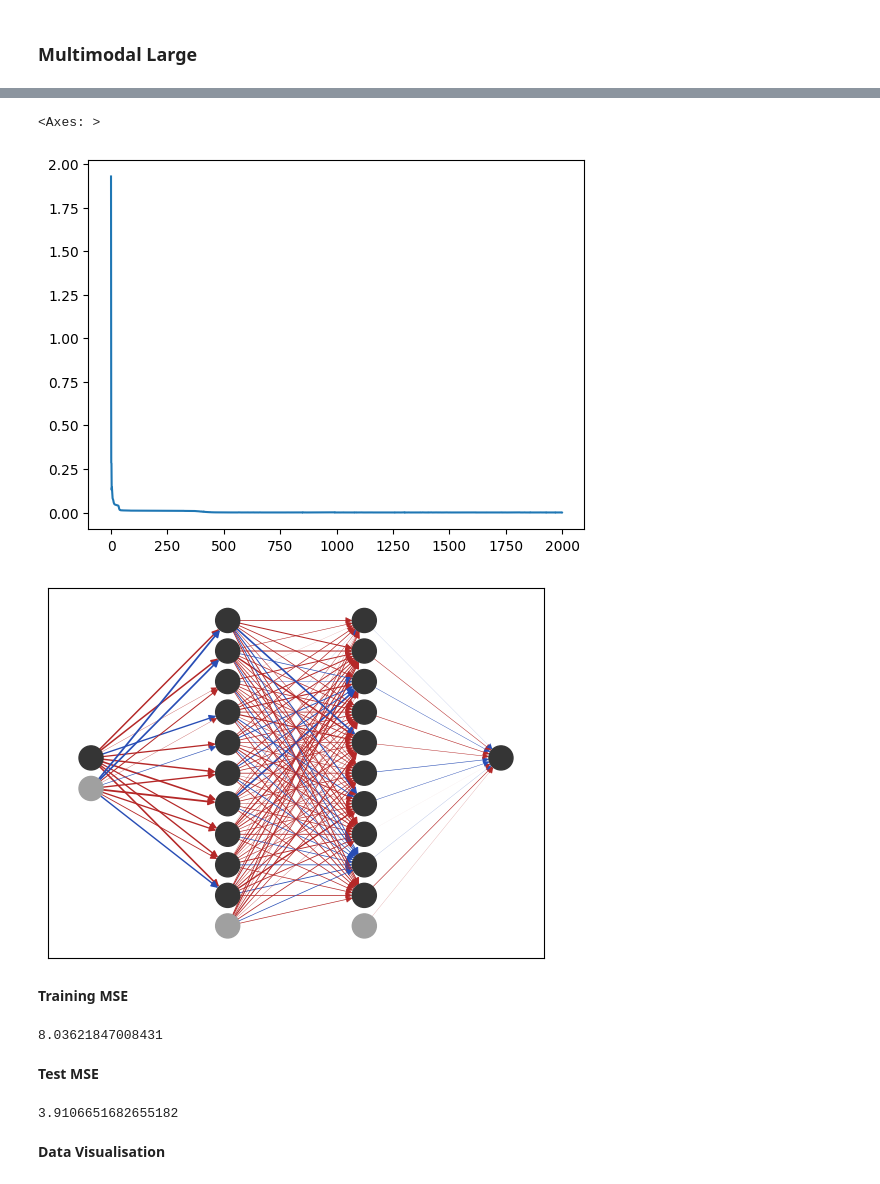
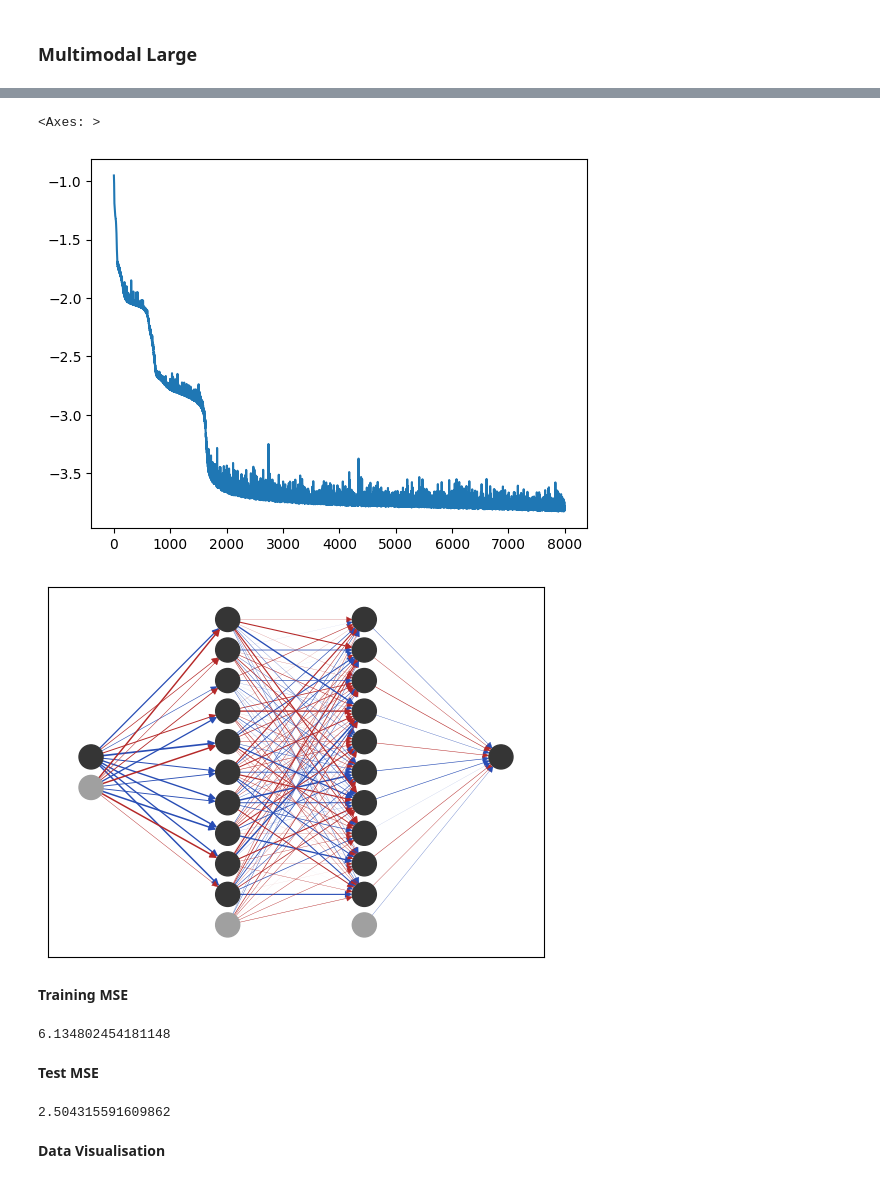
Before and after one commit to krezelj/wut-computational-intelligence, a Jupyter notebook: NeuralNetworks/nn3_notebook.ipynb, the cells around one changed output, grey strips where cells are left out. Cells and saved outputs as stored; diff of their text form; code cells hidden in the pictures.

```diff
--- a/NeuralNetworks/nn3_notebook.ipynb
+++ b/NeuralNetworks/nn3_notebook.ipynb
@@ -166,6 +169,6 @@ model = MLP(layers=[
 ])
 total_loss_multimodal = []
 # %%
-loss = model.fit(x_train, y_train_normalised, learning_rate=0.1, epochs=2e3, verbose=1, batch_size=1000)
+loss = model.fit(x_train, y_train_normalised, learning_rate=0.01, epochs=8e3, verbose=1, batch_size=250)
 total_loss_multimodal.extend(loss)
 # %% [output]
@@ -174,12 +180,12 @@ done! final loss: 0.00020229010037728194
 # %%
-sns.lineplot(loss[0:])
+sns.lineplot(np.log10(total_loss_multimodal[0:]))
 # %% [output]
 <Axes: >
-[figure, old version]
+[figure, new version]
 # %%
 plot(model, log_weights=True)
 # %% [output]
-[figure, old version]
+[figure, new version]
 # %% [markdown]
 **Training MSE**
 # %%
@@ -189,7 +195,7 @@ y_predicted_normalised = model.predict(x_train)
 y_predicted = y_predicted_normalised * (y_max - y_min) + y_min
 print(mean_squared_error(y_train, y_predicted))
 # %% [output]
-8.03621847008431
+6.134802454181148
 # %% [markdown]
 **Test MSE**
 # %%
@@ -199,7 +205,7 @@ y_predicted_normalised = model.predict(x_test)
 y_predicted = y_predicted_normalised * (y_max - y_min) + y_min
 print(mean_squared_error(y_test, y_predicted))
 # %% [output]
-3.9106651682655182
+2.504315591609862
 # %% [markdown]
 **Data Visualisation**
 # %%
```
Also changed, not shown: parts of 8 cells of this notebook, 2 other files.
